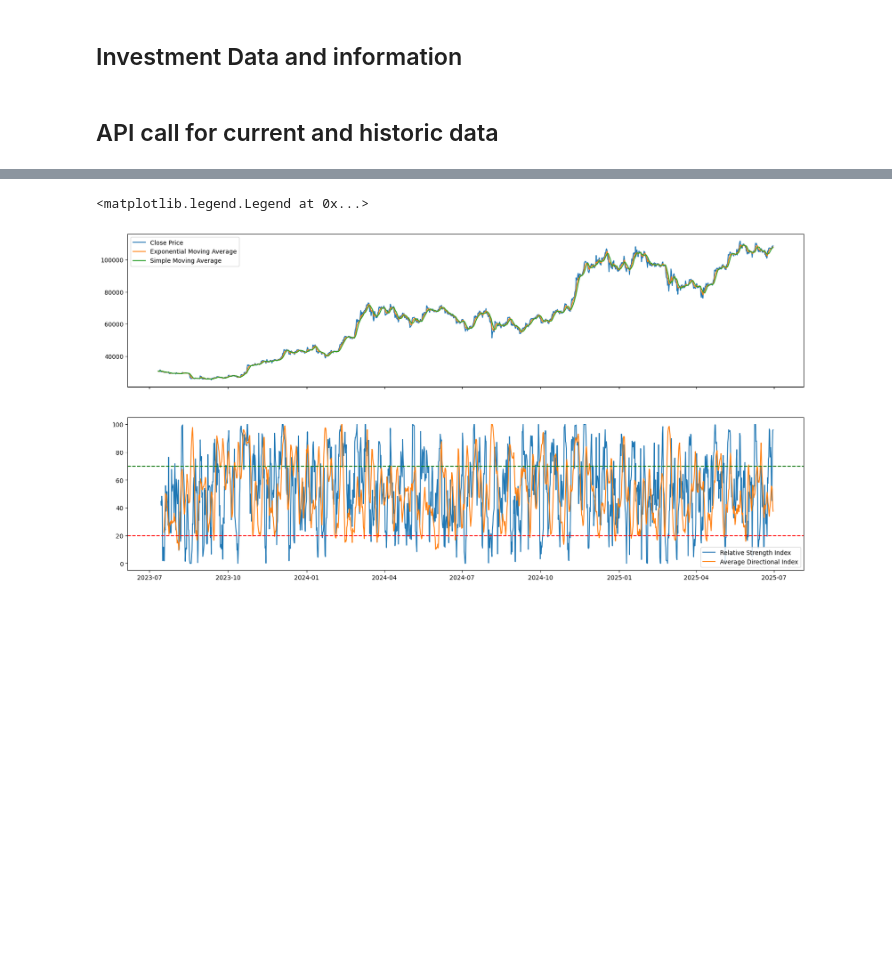
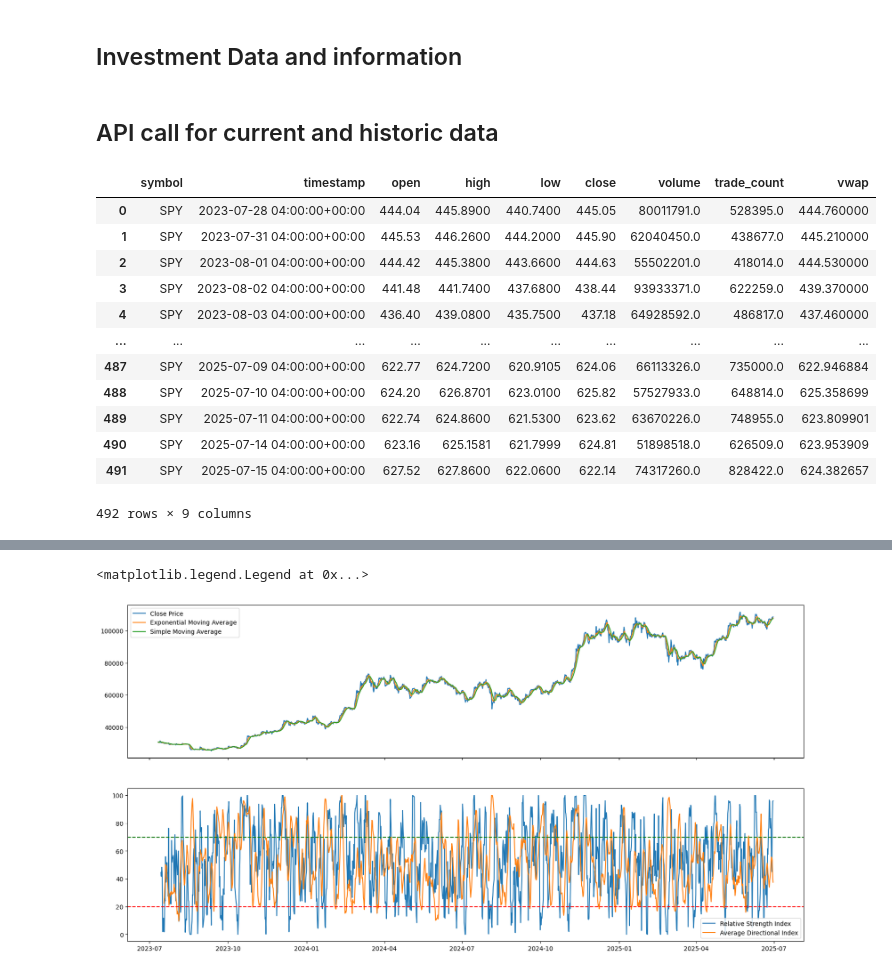
Before and after one commit to zhatz111/Stupid-Metrics, a Jupyter notebook: notebooks/4.0-algo-trading-bot-revised-slippage.ipynb, the cells around one changed output, grey strips where cells are left out. Cells and saved outputs as stored; diff of their text form; code cells hidden in the pictures; blank space fills up the shorter version.

```diff
--- a/notebooks/4.0-algo-trading-bot-revised-slippage.ipynb
+++ b/notebooks/4.0-algo-trading-bot-revised-slippage.ipynb
@@ -68,30 +68,46 @@ symbols = ["BTC/USD"]
 # %%
 # Time Specifications for data
 resolution = 1  # minutes
 time_frame = TimeFrame(resolution, TimeFrameUnit("Day"))
 time_length = 720 # days
 start_time = datetime.now(pytz.utc) - timedelta(days=time_length)
 end_time = datetime.now(pytz.utc) - timedelta(days=1)
 
-stocks_symbols = ["AAPL", "AMZN", "PLTR", "LLY"]
+stocks_symbols = ["SPY"]
 
 # No keys required for crypto data
 client = StockHistoricalDataClient(
     api_key="PKNKGCDY6BJABXQ6C9BE",
     secret_key="D2Tt8UKtISVgmaBDZS5mLbZeidk0gh7wDYpVS6M4",
 )
 
 # Creating request object
 request_params = StockBarsRequest(
     symbol_or_symbols=stocks_symbols,
     timeframe=time_frame,
     start=start_time,
     end=end_time,
+    adjustment="all",
 )
 
 # Retrieve daily bars for Bitcoin in a DataFrame and printing it
 stock_bars = client.get_stock_bars(request_params)
 
 # Convert to dataframe
 stock_data = stock_bars.df.reset_index()
-stock_data.to_csv(r"C:\Users\zhatz\Documents\GitHub\Data-Science-Masters\Mathematics of Finance\Final_project_stock_data.csv", index=False)
+# stock_data.to_csv(r"C:\Users\zhatz\Documents\GitHub\Data-Science-Masters\Mathematics of Finance\Final_project_stock_data.csv", index=False)
+stock_data
+# %% [output]
+|  | symbol | timestamp | open | high | low | close | volume | trade_count | vwap |
+| 0 | SPY | 2023-07-28 04:00:00+00:00 | 444.04 | 445.8900 | 440.7400 | 445.05 | 80011791.0 | 528395.0 | 444.760000 |
+| 1 | SPY | 2023-07-31 04:00:00+00:00 | 445.53 | 446.2600 | 444.2000 | 445.90 | 62040450.0 | 438677.0 | 445.210000 |
+| 2 | SPY | 2023-08-01 04:00:00+00:00 | 444.42 | 445.3800 | 443.6600 | 444.63 | 55502201.0 | 418014.0 | 444.530000 |
+| 3 | SPY | 2023-08-02 04:00:00+00:00 | 441.48 | 441.7400 | 437.6800 | 438.44 | 93933371.0 | 622259.0 | 439.370000 |
+| 4 | SPY | 2023-08-03 04:00:00+00:00 | 436.40 | 439.0800 | 435.7500 | 437.18 | 64928592.0 | 486817.0 | 437.460000 |
+| ... | ... | ... | ... | ... | ... | ... | ... | ... | ... |
+| 487 | SPY | 2025-07-09 04:00:00+00:00 | 622.77 | 624.7200 | 620.9105 | 624.06 | 66113326.0 | 735000.0 | 622.946884 |
+| 488 | SPY | 2025-07-10 04:00:00+00:00 | 624.20 | 626.8701 | 623.0100 | 625.82 | 57527933.0 | 648814.0 | 625.358699 |
+| 489 | SPY | 2025-07-11 04:00:00+00:00 | 622.74 | 624.8600 | 621.5300 | 623.62 | 63670226.0 | 748955.0 | 623.809901 |
+| 490 | SPY | 2025-07-14 04:00:00+00:00 | 623.16 | 625.1581 | 621.7999 | 624.81 | 51898518.0 | 626509.0 | 623.953909 |
+| 491 | SPY | 2025-07-15 04:00:00+00:00 | 627.52 | 627.8600 | 622.0600 | 622.14 | 74317260.0 | 828422.0 | 624.382657 |
+492 rows × 9 columns
```
Also changed, not shown: parts of 6 cells of this notebook, 8 other files.
